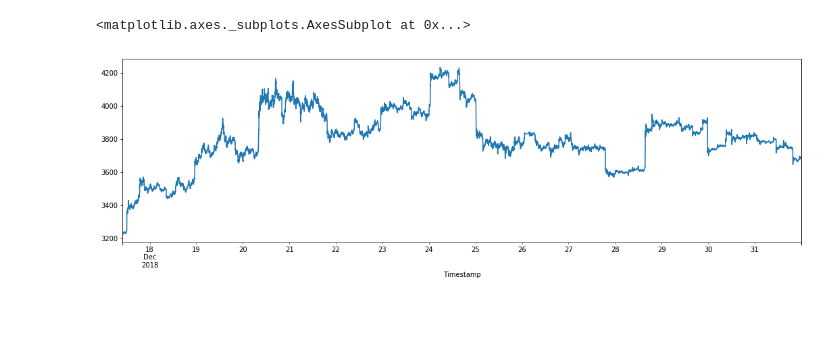
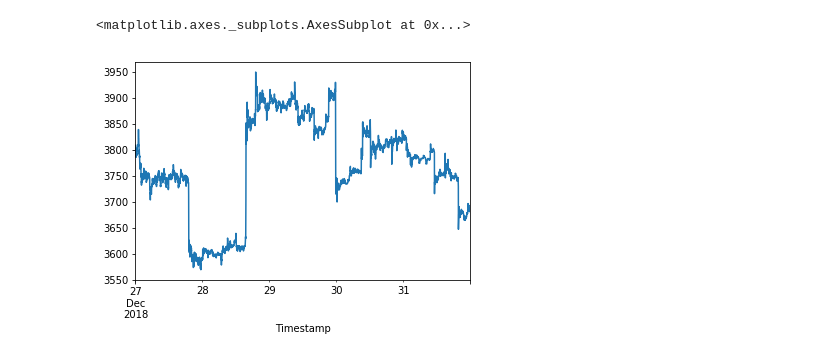
Before and after one commit to BinaryTree1/Ruder, a Jupyter notebook: Arima.ipynb, the cells around one changed output. Cells and saved outputs as stored; diff of their text form; code cells hidden in the pictures; blank space fills up the shorter version.

```diff
--- a/Arima.ipynb
+++ b/Arima.ipynb
@@ -43,8 +51,9 @@ def plot_residuals(df):
 # %%
+# Učitavanje podataka. Kao dataset sam uzeo zadnjih 7200 minuta ili zadnjih 8 dana
 data = pd.read_pickle("/home/filip/Desktop/Ruđer/FinalData/distinct.pkl")
 data = data.set_index("Timestamp")
-data = data["Price"].tail(21000)
+data = data["Price"].tail(7200)
 data.plot()
 # %% [output]
 <matplotlib.axes._subplots.AxesSubplot at 0x...>
-[figure, old version]
+[figure, new version]
```
Also changed, not shown: parts of 20 cells of this notebook, 4 other files.
